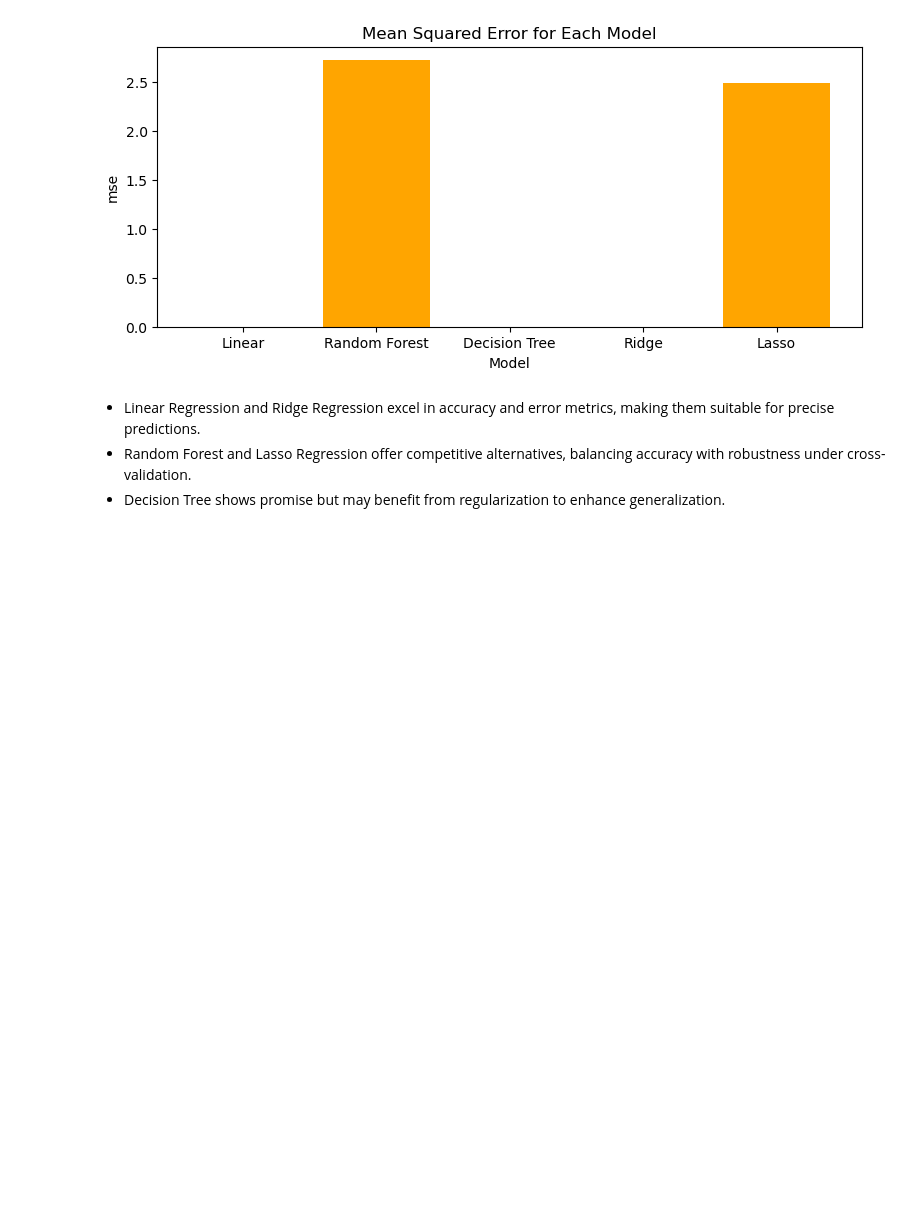
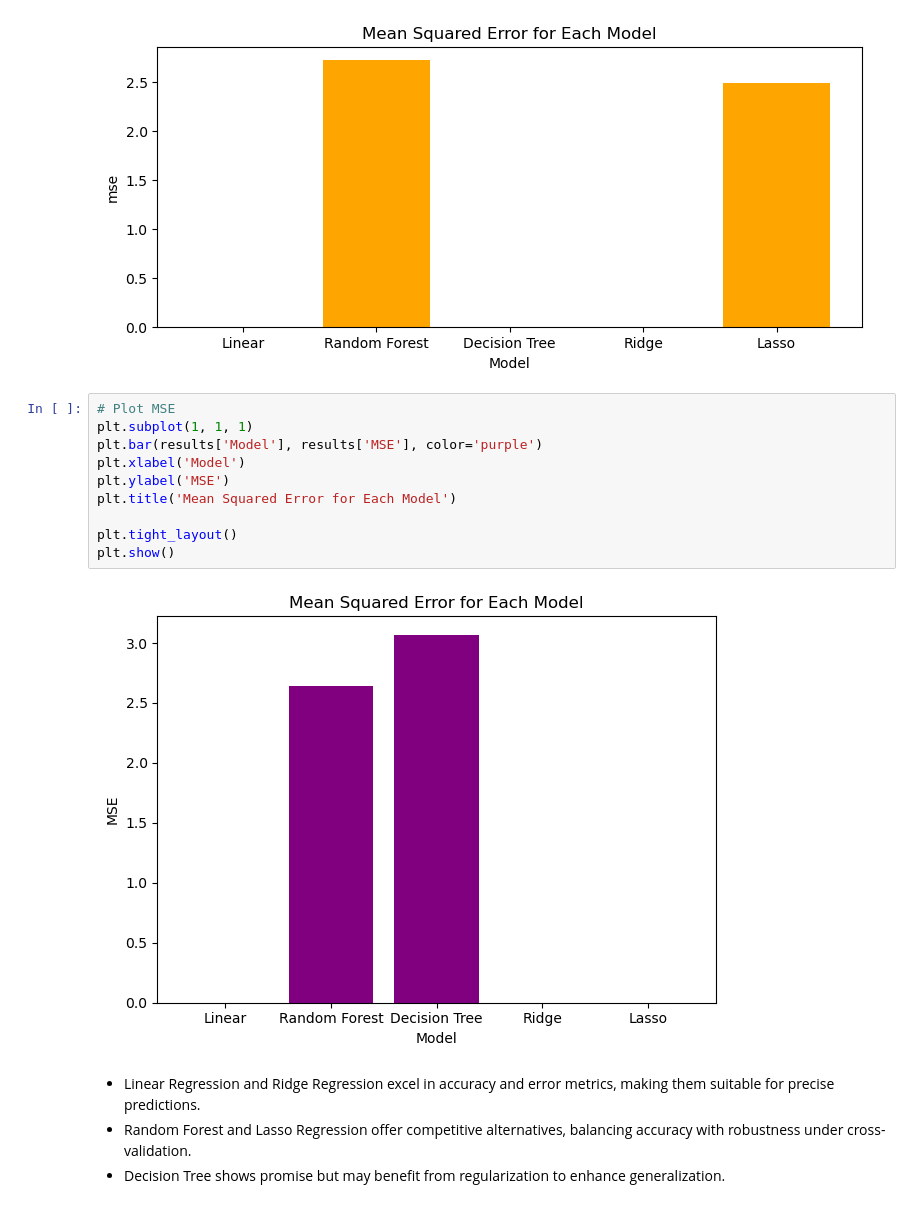
Before and after one commit to Ayushsharma707/OIBSIP, a Jupyter notebook: Car Price Prediction With Machine Learning/car_price_prediction_notebook.ipynb, the cells around one changed output. Drawn from its saved outputs; the diff is of its cells as text; blank space fills up the shorter version.

```diff
--- a/Car Price Prediction With Machine Learning/car_price_prediction_notebook.ipynb
+++ b/Car Price Prediction With Machine Learning/car_price_prediction_notebook.ipynb
@@ -865,6 +866,18 @@ plt.title('Mean Squared Error for Each Model')
 # %% [output]
 Text(0.5, 1.0, 'Mean Squared Error for Each Model')
 [figure]
+# %%
+# Plot MSE
+plt.subplot(1, 1, 1)
+plt.bar(results['Model'], results['MSE'], color='purple')
+plt.xlabel('Model')
+plt.ylabel('MSE')
+plt.title('Mean Squared Error for Each Model')
+
+plt.tight_layout()
+plt.show()
+# %% [output]
+[figure, added]
 # %% [markdown]
 * Linear Regression and Ridge Regression excel in accuracy and error metrics, making them suitable for precise predictions.
 * Random Forest and Lasso Regression offer competitive alternatives, balancing accuracy with robustness under cross-validation.
```
Also changed, not shown: parts of 11 cells of this notebook.
